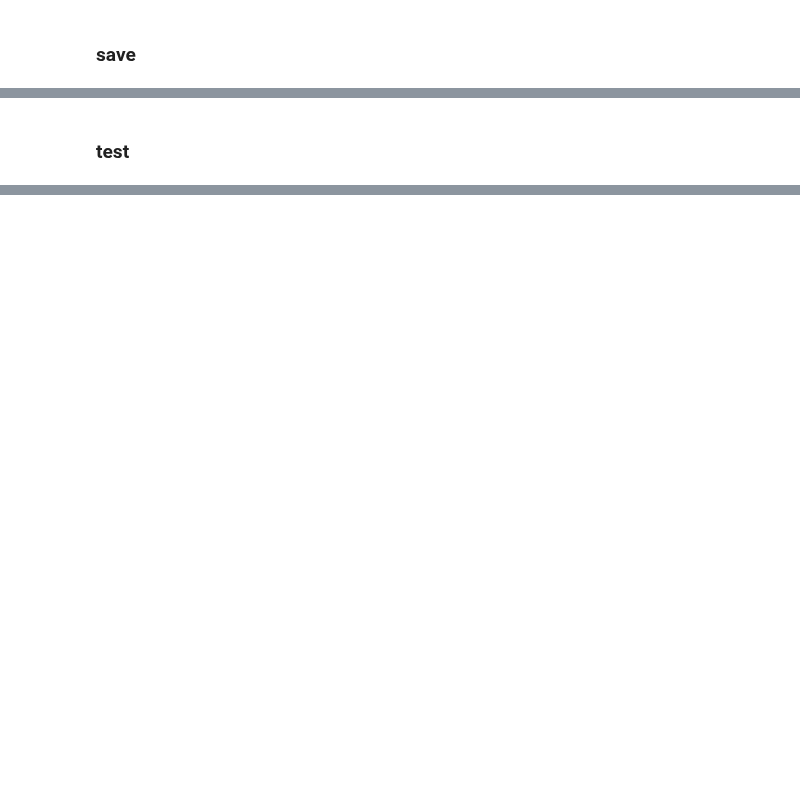
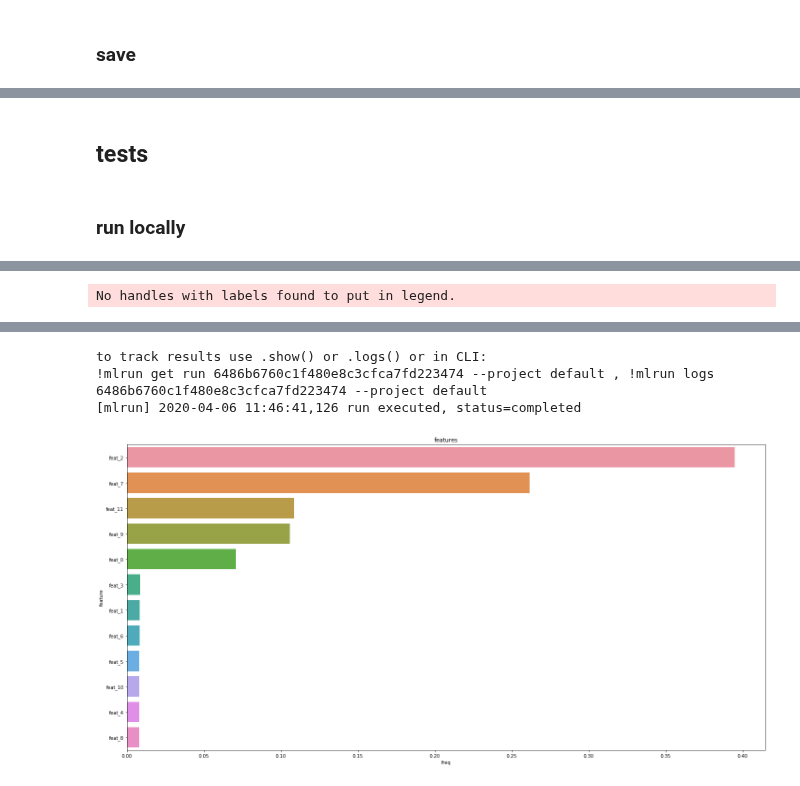
Before and after one commit to mlrun/functions, a Jupyter notebook: test_classifier/test_classifier.ipynb, the cells around one changed output, grey strips where cells are left out. Drawn from its saved outputs; the diff is of its cells as text; code cells hidden in the pictures; blank space fills up the shorter version.

Commit message:
added log results to test classifier

```diff
--- a/test_classifier/test_classifier.ipynb
+++ b/test_classifier/test_classifier.ipynb
@@ -90,6 +90,10 @@ def test_classifier(
         context.log_result(f"accuracy", float(clf.score(xtest.values, ytest)))
         context.log_result(f"f1_score", metrics.f1_score(ytest, ypred,
                                                          average=score_method))
+        if y_score is None:
+            return y_score
+        else:
+            return ypred
 
     models_path = str(models_path)
     if models_path.endswith('.pkl'):
@@ -98,7 +102,9 @@ def test_classifier(
     else:
         for model in os.listdir(models_path):
             if model.endswith('.pkl'):
-                _eval_model(os.path.join(models_path, model))
+                y_hat = _eval_model(os.path.join(models_path, model))
+                df = pd.concat([xtest, ytest, pd.Series(y_hat, name="yscore")], axis=1)
+                context.log_dataset("test_set_preds", df=df, format="parquet", index=False)
 # %%
 # nuclio: end-code
 # %% [markdown]
@@ -120,5 +130,5 @@ fn.export("function.yaml")
 # %% [markdown]
-### test
+## tests
 # %%
 from mlrun import import_function, mount_v3io
 
@@ -130,8 +140,13 @@ task_params = {
     "params": {
         # Ina pipeline setting, the models_path parameter would be the output of a training step
         "models_path"   : "/User/artifacts/models",
-        "test_set"      : "/User/artifacts/test_set.parquet",
         "label_column"  : "labels"}}
-
-from mlrun import NewTask
-run = func.run(NewTask(**task_params), artifact_path="/User/artifacts")
+# %% [markdown]
+### run locally
+# %%
+from mlrun import run_local
+run = run_local(NewTask(**task_params),
+                handler=test_classifier,
+                inputs={"test_set":"/User/artifacts/test_set.parquet" },
+                artifact_path="/User/artifacts")
+# %% [output]
@@ -137,0 +154 @@ run = func.run(NewTask(**task_params), artifact_path="/User/artifacts")
+No handles with labels found to put in legend.
@@ -137,0 +161,4 @@ run = func.run(NewTask(**task_params), artifact_path="/User/artifacts")
+to track results use .show() or .logs() or in CLI:
+!mlrun get run 6486b6760c1f480e8c3cfca7fd223474 --project default , !mlrun logs 6486b6760c1f480e8c3cfca7fd223474 --project default
+[mlrun] 2020-04-06 11:46:41,126 run executed, status=completed
+[figure, added]
```
Also changed, not shown: parts of 5 cells of this notebook, 6 other files.
